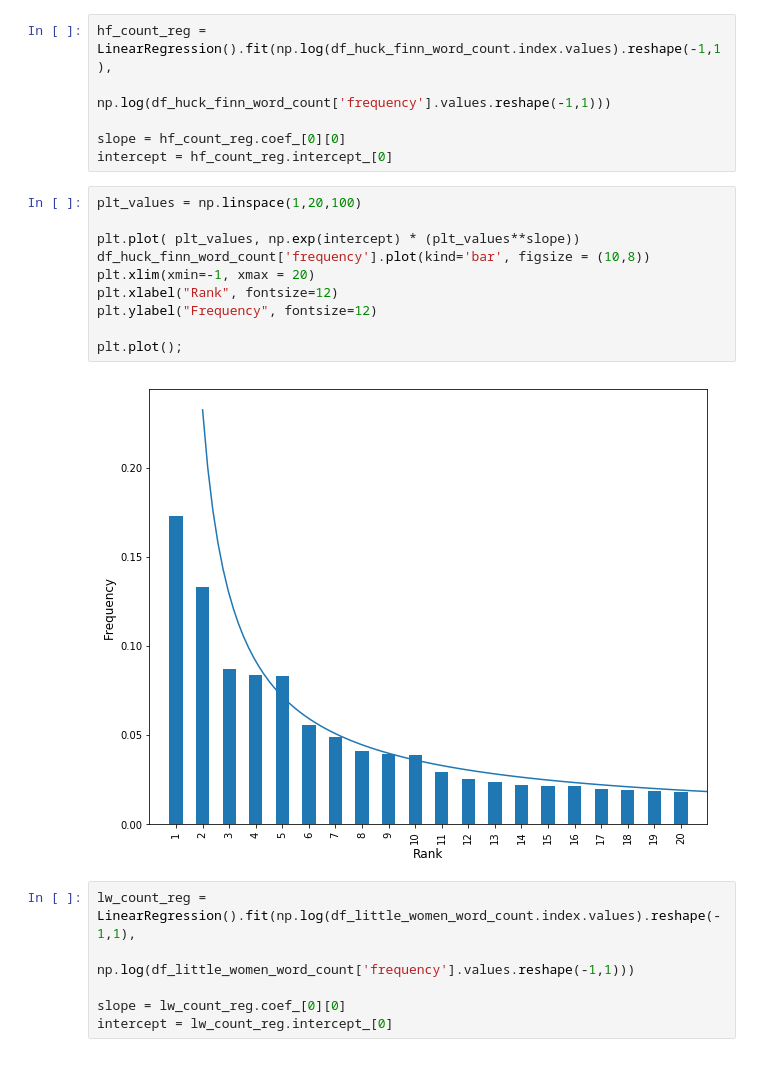
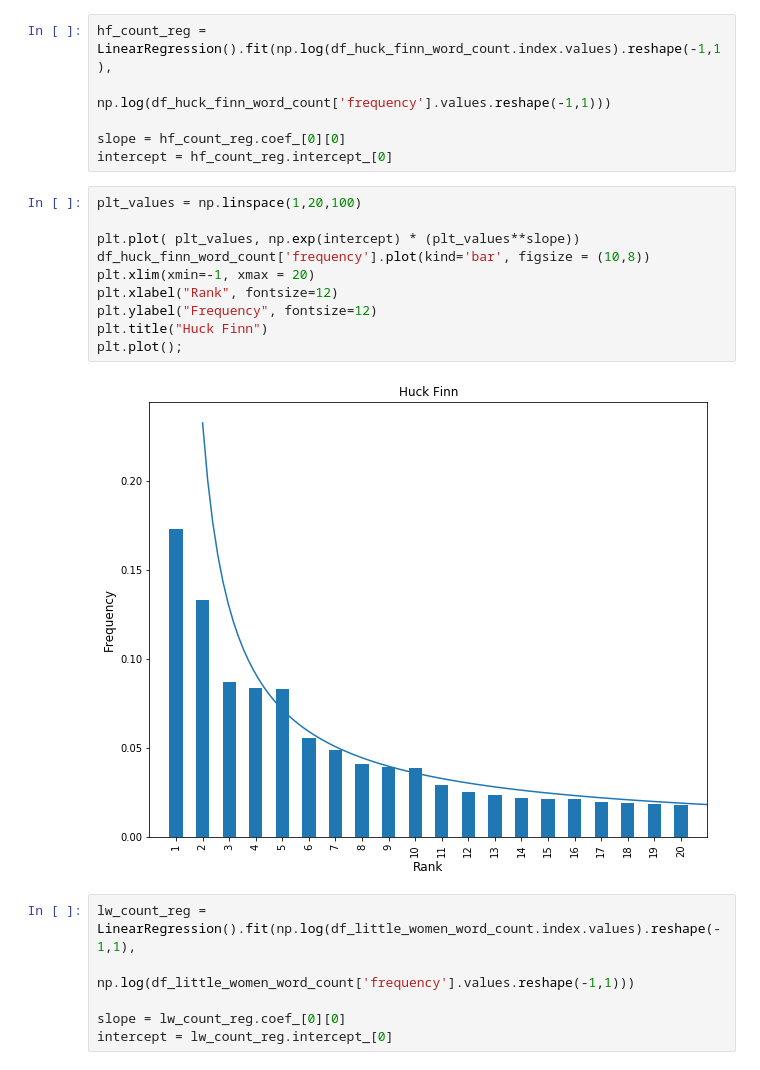
Before and after one commit to mrxiahuren/DS-UA-112-Spring-2020-Public, a Jupyter notebook: lecture/week7/week7-lec1-demo.ipynb, the cells around one changed output. Saved outputs shown, nothing was run; the diff lists cells and outputs as text.

```diff
--- a/lecture/week7/week7-lec1-demo.ipynb
+++ b/lecture/week7/week7-lec1-demo.ipynb
@@ -406,15 +426,15 @@ intercept = hf_count_reg.intercept_[0]
 # %%
 plt_values = np.linspace(1,20,100)
 
 plt.plot( plt_values, np.exp(intercept) * (plt_values**slope))
 df_huck_finn_word_count['frequency'].plot(kind='bar', figsize = (10,8))
 plt.xlim(xmin=-1, xmax = 20)
 plt.xlabel("Rank", fontsize=12)
 plt.ylabel("Frequency", fontsize=12)
-
+plt.title("Huck Finn")
 plt.plot();
 # %% [output]
-[figure, old version]
+[figure, new version]
 # %%
 lw_count_reg = LinearRegression().fit(np.log(df_little_women_word_count.index.values).reshape(-1,1),
                              np.log(df_little_women_word_count['frequency'].values.reshape(-1,1)))
```
Also changed, not shown: parts of 4 cells of this notebook.
